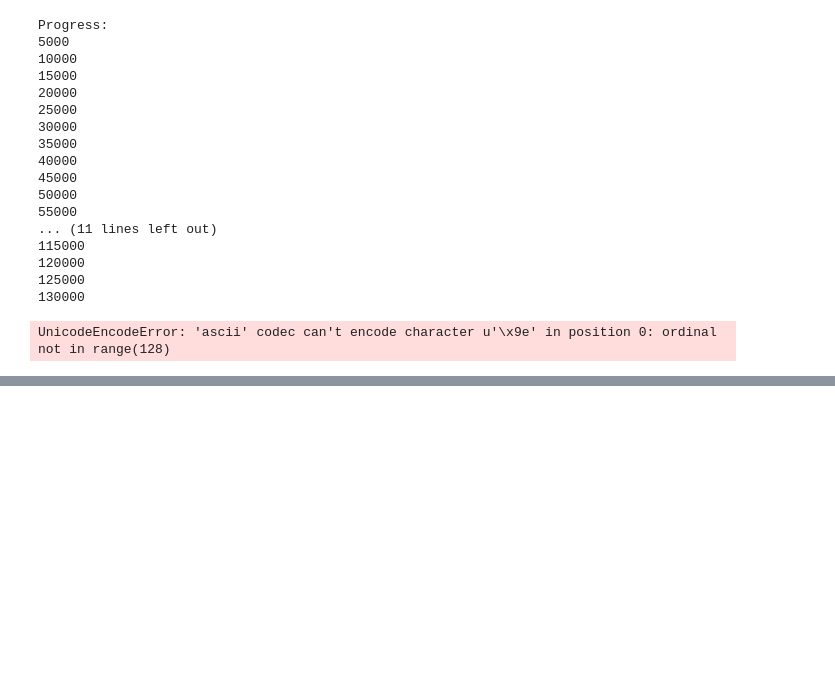
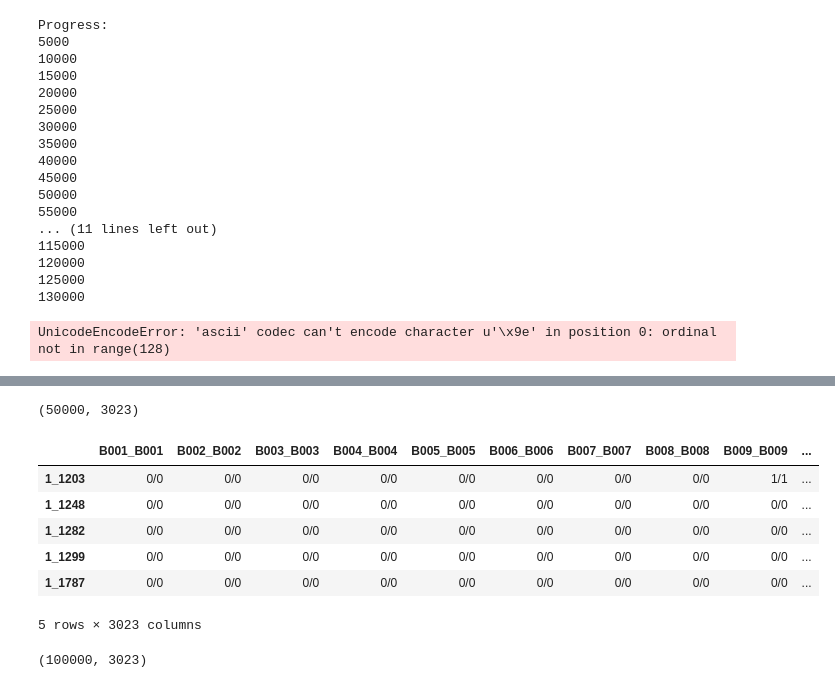
Before and after one commit to o0neil/Believe_The_Hype, a Jupyter notebook: SCRAPING.ipynb, the cells around one changed output, grey strips where cells are left out. Drawn from its saved outputs; the diff is of its cells as text; code cells hidden in the pictures; blank space fills up the shorter version.

```diff
--- a/SCRAPING.ipynb
+++ b/SCRAPING.ipynb
@@ -535,3 +535,7 @@ Progress:
 125000
 130000
 UnicodeEncodeError: 'ascii' codec can't encode character u'\x9e' in position 0: ordinal not in range(128)
+# %%
+%%time
+snps1=pd.read_csv('SNP_Data/snps1.csv', index_col=0)
+snps2=pd.read_csv('SNP_Data/snps2.csv', index_col=0)
@@ -537,0 +545,14 @@ UnicodeEncodeError: 'ascii' codec can't encode character u'\x9e' in position 0:
+# %%
+snps1.shape
+# %% [output]
+(50000, 3023)
+# %%
+snps1.head()
+# %% [output]
+|  | B001_B001 | B002_B002 | B003_B003 | B004_B004 | B005_B005 | B006_B006 | B007_B007 | B008_B008 | B009_B009 | ... |
+| 1_1203 | 0/0 | 0/0 | 0/0 | 0/0 | 0/0 | 0/0 | 0/0 | 0/0 | 1/1 | ... |
+| 1_1248 | 0/0 | 0/0 | 0/0 | 0/0 | 0/0 | 0/0 | 0/0 | 0/0 | 0/0 | ... |
+| 1_1282 | 0/0 | 0/0 | 0/0 | 0/0 | 0/0 | 0/0 | 0/0 | 0/0 | 0/0 | ... |
+| 1_1299 | 0/0 | 0/0 | 0/0 | 0/0 | 0/0 | 0/0 | 0/0 | 0/0 | 0/0 | ... |
+| 1_1787 | 0/0 | 0/0 | 0/0 | 0/0 | 0/0 | 0/0 | 0/0 | 0/0 | 0/0 | ... |
+5 rows × 3023 columns
@@ -537,0 +561,4 @@ UnicodeEncodeError: 'ascii' codec can't encode character u'\x9e' in position 0:
+# %%
+snps.shape
+# %% [output]
+(100000, 3023)
```
Also changed, not shown: parts of 2 cells of this notebook, 1 other file.
